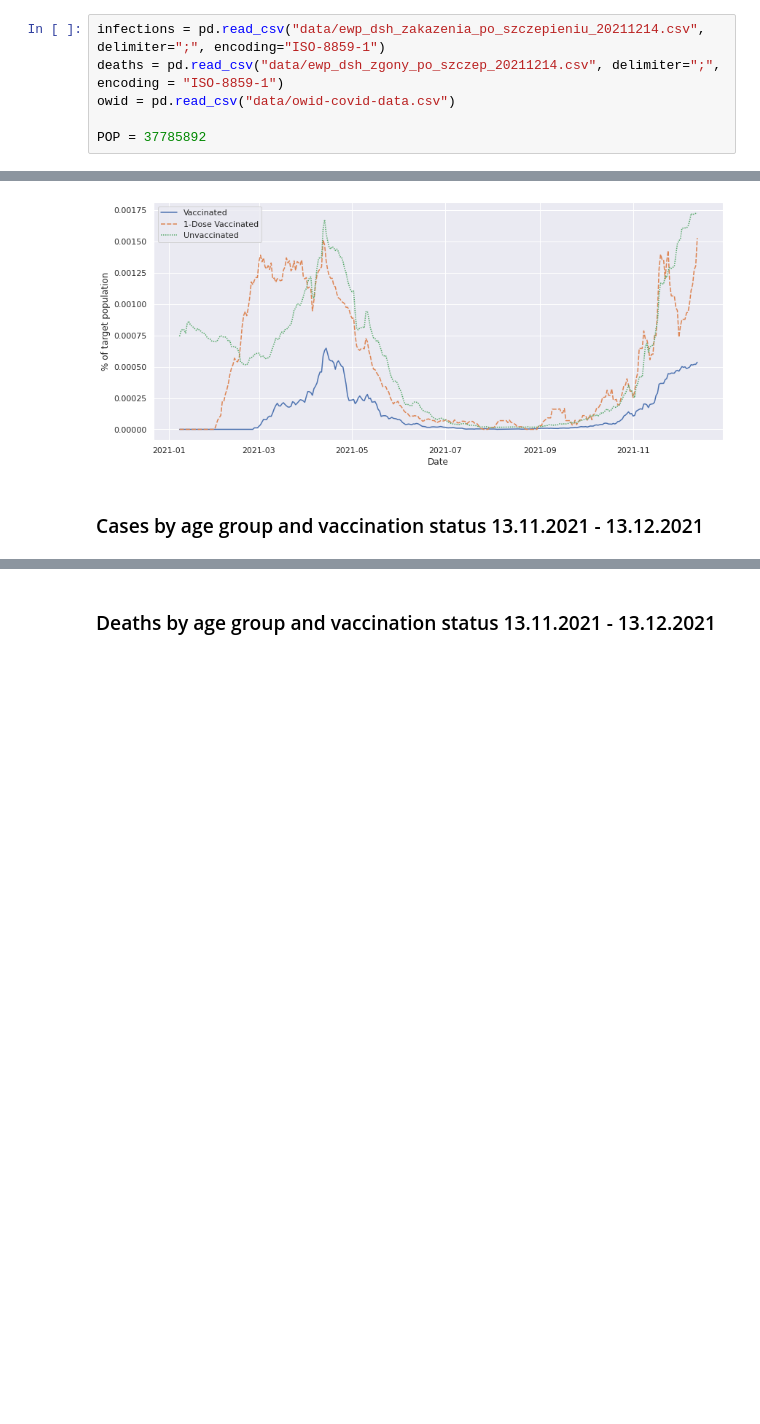
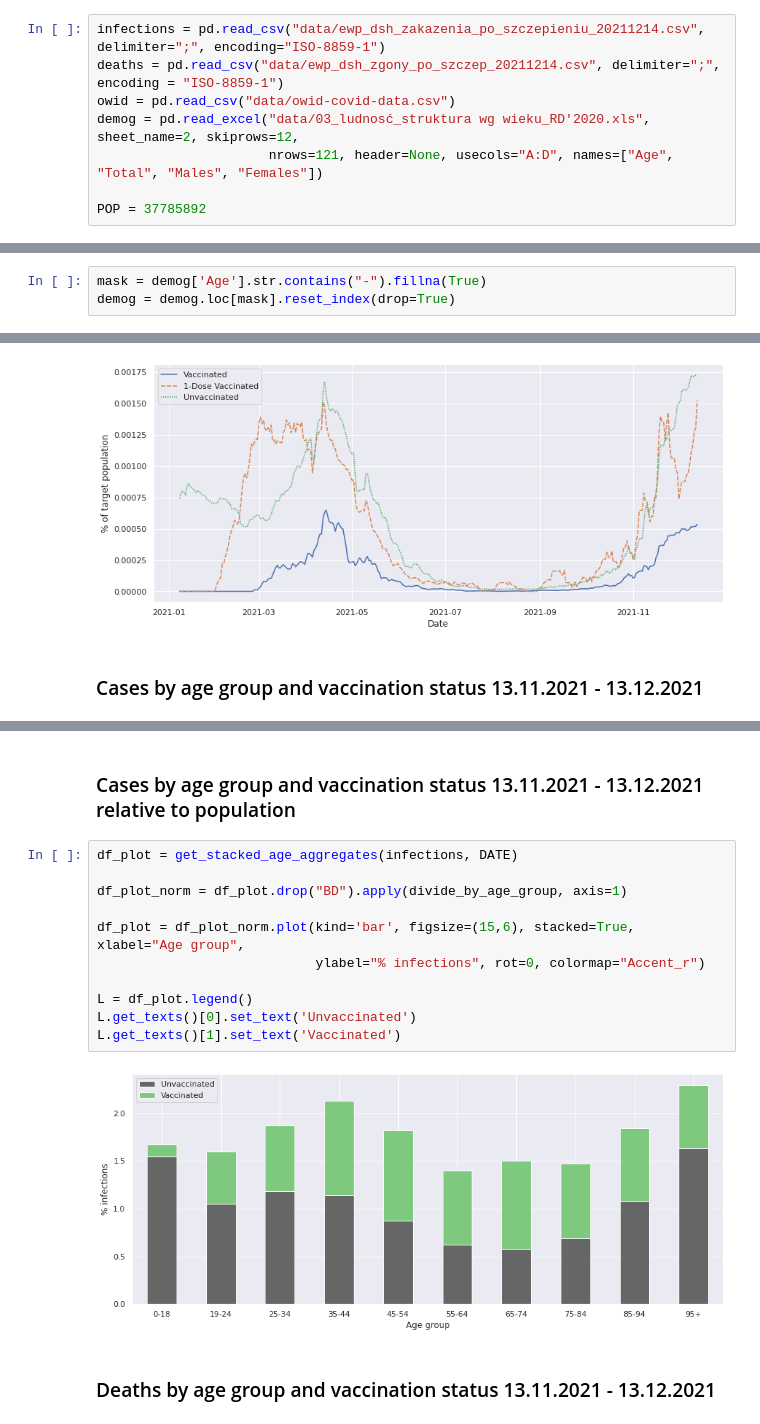
Before and after one commit to avamys/covid-analysis-pl, a Jupyter notebook: analysis.ipynb, the cells around one changed output, grey strips where cells are left out. Cells and saved outputs as stored; diff of their text form; blank space fills up the shorter version.

```diff
--- a/analysis.ipynb
+++ b/analysis.ipynb
@@ -20,6 +20,8 @@ Sources:
 infections = pd.read_csv("data/ewp_dsh_zakazenia_po_szczepieniu_20211214.csv", delimiter=";", encoding="ISO-8859-1")
 deaths = pd.read_csv("data/ewp_dsh_zgony_po_szczep_20211214.csv", delimiter=";", encoding = "ISO-8859-1")
 owid = pd.read_csv("data/owid-covid-data.csv")
+demog = pd.read_excel("data/03_ludnosć_struktura wg wieku_RD'2020.xls", sheet_name=2, skiprows=12,
+                      nrows=121, header=None, usecols="A:D", names=["Age", "Total", "Males", "Females"])
 
 POP = 37785892
 # %%
@@ -215,0 +207,3 @@ Name: data_rap, dtype: object
+# %%
+mask = demog['Age'].str.contains("-").fillna(True)
+demog = demog.loc[mask].reset_index(drop=True)
@@ -384,3 +417,18 @@ L.get_texts()[1].set_text('Vaccinated')
+# %% [markdown]
+### Cases by age group and vaccination status 13.11.2021 - 13.12.2021 relative to population
+# %%
+df_plot = get_stacked_age_aggregates(infections, DATE)
+
+df_plot_norm = df_plot.drop("BD").apply(divide_by_age_group, axis=1)
+
+df_plot = df_plot_norm.plot(kind='bar', figsize=(15,6), stacked=True, xlabel="Age group",
+                            ylabel="% infections", rot=0, colormap="Accent_r")
+
+L = df_plot.legend()
+L.get_texts()[0].set_text('Unvaccinated')
+L.get_texts()[1].set_text('Vaccinated')
+# %% [output]
+[figure, added]
 # %% [markdown]
 ### Deaths by age group and vaccination status 13.11.2021 - 13.12.2021
 # %%
```
Also changed, not shown: parts of 21 cells of this notebook.
